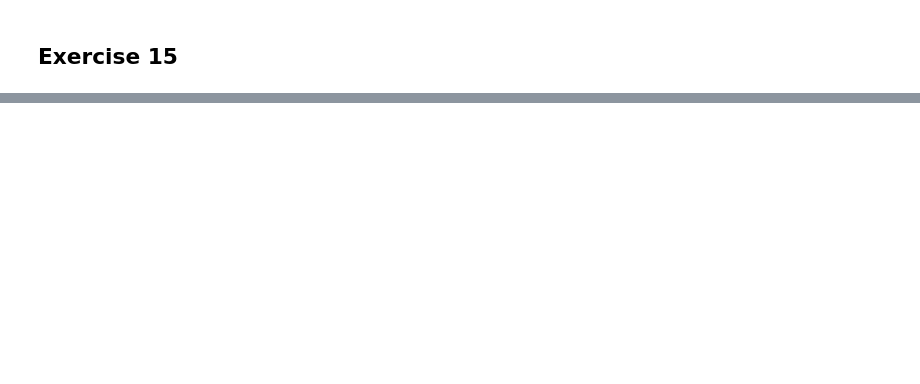
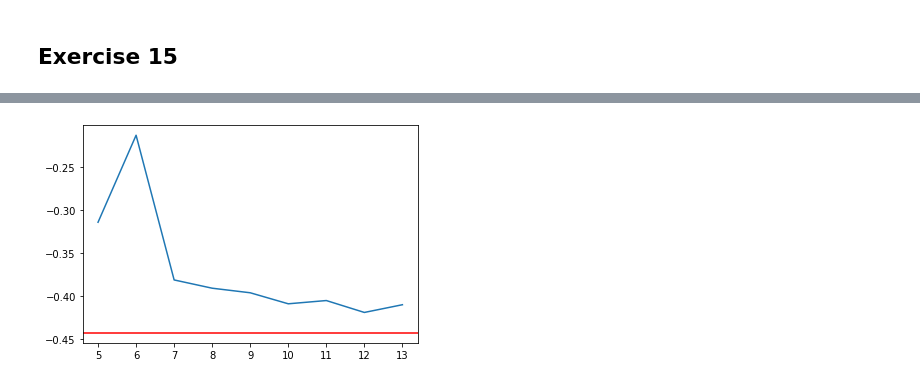
Before and after one commit to Leonhard-Moske/CMCMP, a Jupyter notebook: sheet5/physics767_sheet5_LeonhardMoske.ipynb, the cells around one changed output, grey strips where cells are left out. Cells and saved outputs as stored; diff of their text form; code cells hidden in the pictures; blank space fills up the shorter version.

```diff
--- a/sheet5/physics767_sheet5_LeonhardMoske.ipynb
+++ b/sheet5/physics767_sheet5_LeonhardMoske.ipynb
@@ -438,0 +423,7 @@ print(v,alpha,beta)
+# %%
+Ls = np.arange(Lmin,Lmax,1)
+plt.axhline(y = 0.25-np.log(2), color = "r")
+plt.plot(Ls,Elow)
+plt.show()
+# %% [output]
+[figure, added]
```
Also changed, not shown: parts of 5 cells of this notebook, 6 other files.
